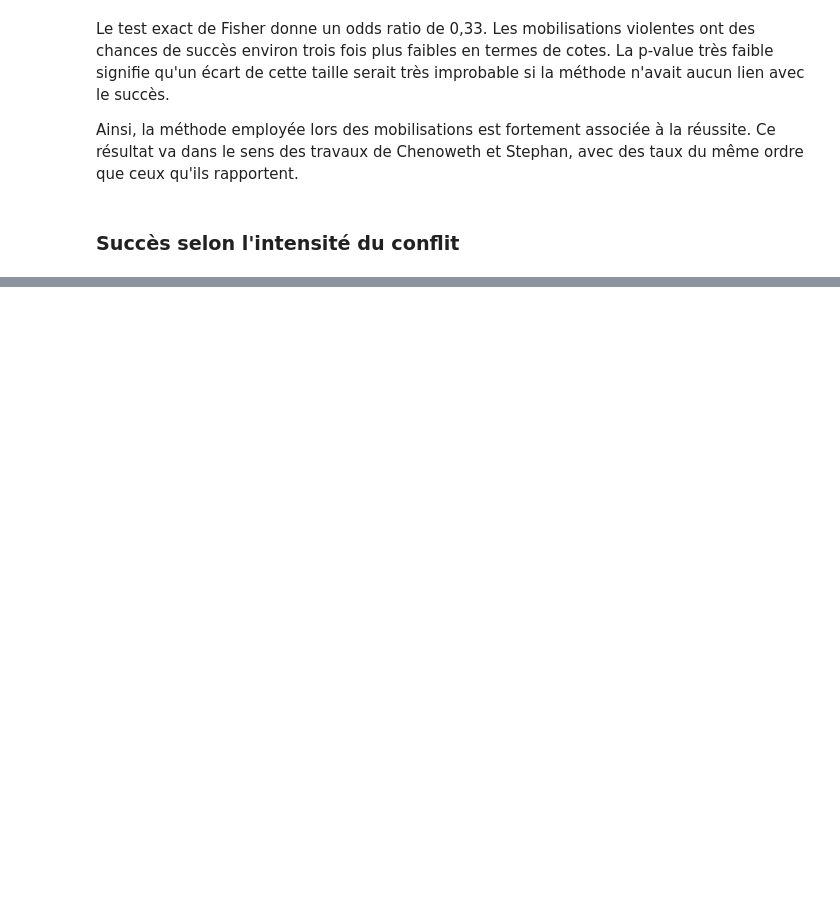
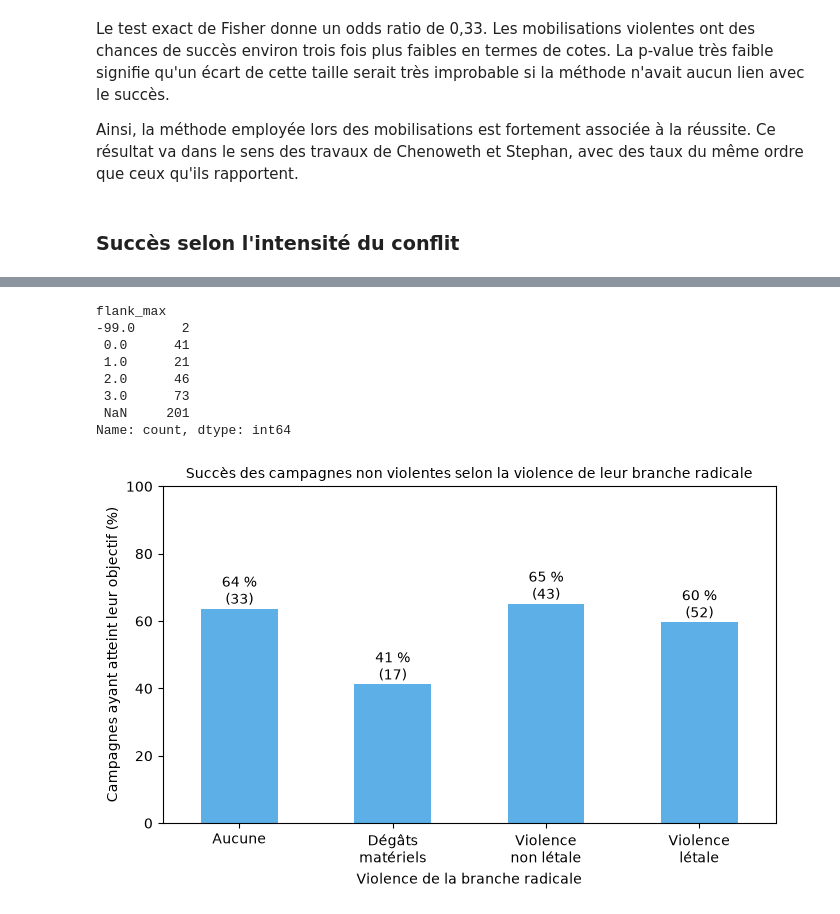
Before and after one commit to Elisa5733/ENSAE-proj-2027, a Jupyter notebook: Main_notebook_test.ipynb, the cells around one changed output, grey strips where cells are left out. Drawn from its saved outputs; the diff is of its cells as text; code cells hidden in the pictures; blank space fills up the shorter version.

```diff
--- a/Main_notebook_test.ipynb
+++ b/Main_notebook_test.ipynb
@@ -214,6 +221,12 @@ Ainsi, la méthode employée lors des mobilisations est fortement associée à l
 # %% [markdown]
 ### Succès selon l'intensité du conflit
 # %%
-d = net.dropna(subset=["intensite_max"])
-print("\n", pd.crosstab(d["violente"], d["intensite_max"]))
-print(d.groupby(["violente", "intensite_max"])["success"].agg(taux="mean", n="count").round(3))
+print(pd.crosstab(navco["violent_flank"], navco["flank_intensity"].fillna(-1)))
+
+# violence de la branche radicale
+camp["flank_max"] = camp["id"].map(navco.groupby("id")["flank_intensity"].max())
+camp_finie = camp[camp["issue"] != "en_cours"].copy()
+
+nv = camp_finie[camp_finie["violente"] == 0] # campagnes non violentes
+print(nv["flank_max"].value_counts(dropna=False).sort_index())
+print(nv.groupby("flank_max")["success"].agg(taux="mean", n="count").round(3))
@@ -219,0 +254,36 @@ print(d.groupby(["violente", "intensite_max"])["success"].agg(taux="mean", n="co
+# %%
+camp_finie = camp[camp["issue"] != "en_cours"].copy()
+nv = camp_finie[camp_finie["violente"] == 0].copy()
+
+camp["flank_max"] = camp["id"].map(navco.groupby("id")["flank_intensity"].max())
+print(camp["flank_max"].value_counts(dropna=False).sort_index())
+
+label = {0: "Aucune", 1: "Dégâts\nmatériels", 2: "Violence\nnon létale", 3: "Violence\nlétale"}
+nv["branche"] = nv["flank_max"].map(label)
+
+ordre = list(label.values())
+taux = nv.groupby("branche")["success"].mean().reindex(ordre) * 100
+effectifs = nv.groupby("branche")["success"].count().reindex(ordre)
+
+ax = taux.plot(kind="bar", color="#5CAFE7", figsize=(7, 4.5))
+for i, niveau in enumerate(ordre):
+    ax.text(i, taux[niveau] + 1.5, f"{taux[niveau]:.0f} %\n({effectifs[niveau]})", ha="center")
+ax.set_xlabel("Violence de la branche radicale")
+ax.set_ylabel("Campagnes ayant atteint leur objectif (%)")
+ax.set_ylim(0, 100)
+ax.set_title("Succès des campagnes non violentes selon la violence de leur branche radicale")
+ax.title.set_fontsize(10)
+plt.xticks(rotation=0)
+plt.tight_layout()
+plt.savefig("Graphiques/graph_branche_violente.png", dpi=200, bbox_inches="tight")
+plt.show()
+# %% [output]
+flank_max
+-99.0      2
+ 0.0      41
+ 1.0      21
+ 2.0      46
+ 3.0      73
+ NaN     201
+Name: count, dtype: int64
+[figure, added]
```
Also changed, not shown: parts of 3 cells of this notebook, 2 other files.
